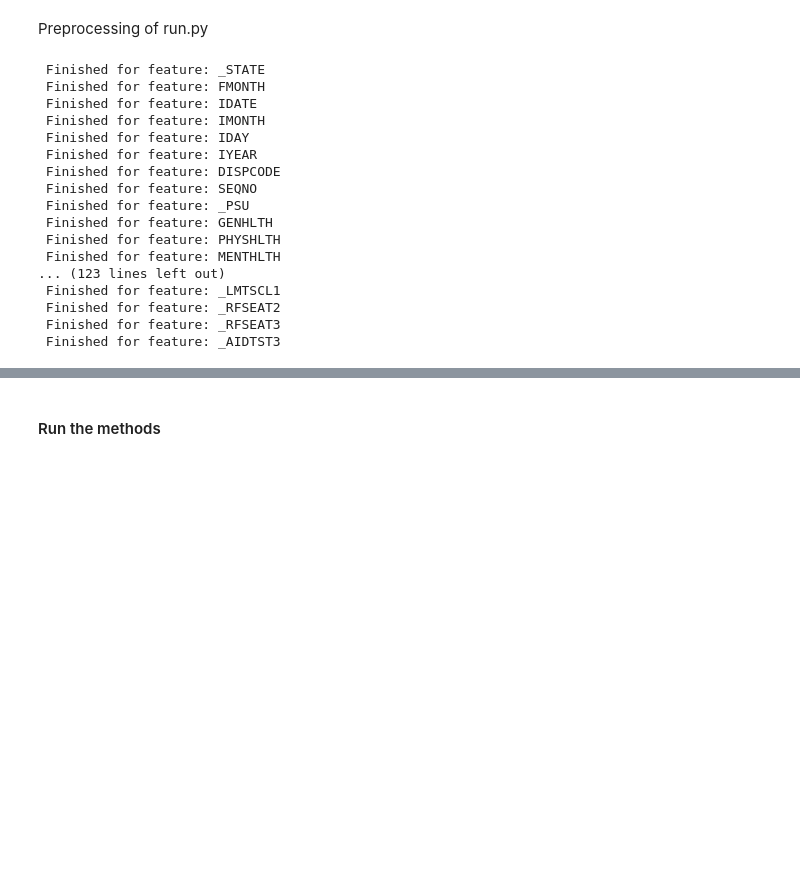
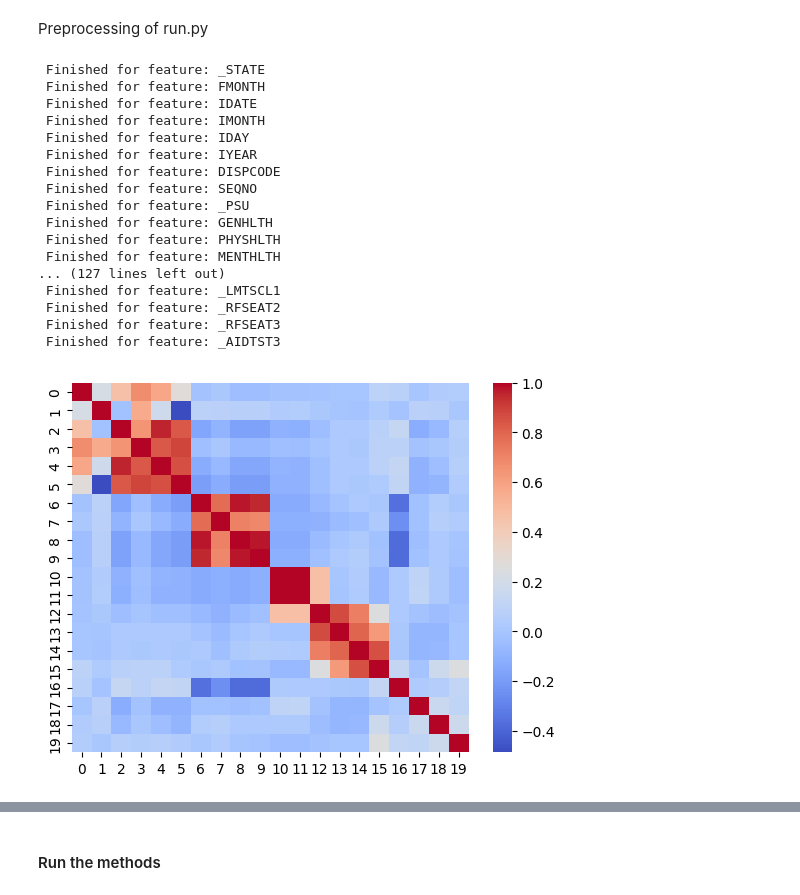
Before and after one commit to Juanito231/ML_Project_1, a Jupyter notebook: first_run.ipynb, the cells around one changed output, grey strips where cells are left out. Saved outputs shown, nothing was run; the diff lists cells and outputs as text; code cells hidden in the pictures; blank space fills up the shorter version.

```diff
--- a/first_run.ipynb
+++ b/first_run.ipynb
@@ -28,7 +37,7 @@ for i, col in enumerate(x_train.T):
     nb_nans[i] = np.count_nonzero(np.isnan(col))
 # %%
 #nb_nans = number_of_NaNs(features, x_train)
-reduced_data, reduced_features, Removed_features = removing_features(nb_nans, features, x_train)
+reduced_data, reduced_features, Removed_features = removing_features(nb_nans, features, x_train, threshold=0.2)
 #need to apply the same transfo to x_test
 reduced_test = np.delete(x_test, Removed_features, 1)
 # %%
@@ -39,6 +48,9 @@ max_corrr_feature_dict = {}
 
 for key, val in feature_correlation_dict.items():
     max_corrr_feature_dict[key] = len(val)
+
+# Sort the dictionary by value in descending order
+max_corrr_feature_dict = {k: v for k, v in sorted(max_corrr_feature_dict.items(), key=lambda item: item[1], reverse=True)}
 # %% [output]
  Finished for feature: _STATE
  Finished for feature: FMONTH
@@ -52,9 +64,16 @@ for key, val in feature_correlation_dict.items():
  Finished for feature: GENHLTH
  Finished for feature: PHYSHLTH
  Finished for feature: MENTHLTH
-... (123 lines left out)
+... (127 lines left out)
  Finished for feature: _LMTSCL1
  Finished for feature: _RFSEAT2
  Finished for feature: _RFSEAT3
  Finished for feature: _AIDTST3
+# %%
+correlations = nan_corrcoef(reduced_data[:, 80:100])
+# plt.figure(figsize=(20,20))
+sns.heatmap(correlations, cmap="coolwarm")
+plt.show()
+# %% [output]
+[figure, added]
 # %%
```
Also changed, not shown: parts of 13 cells of this notebook, 1 other file.
